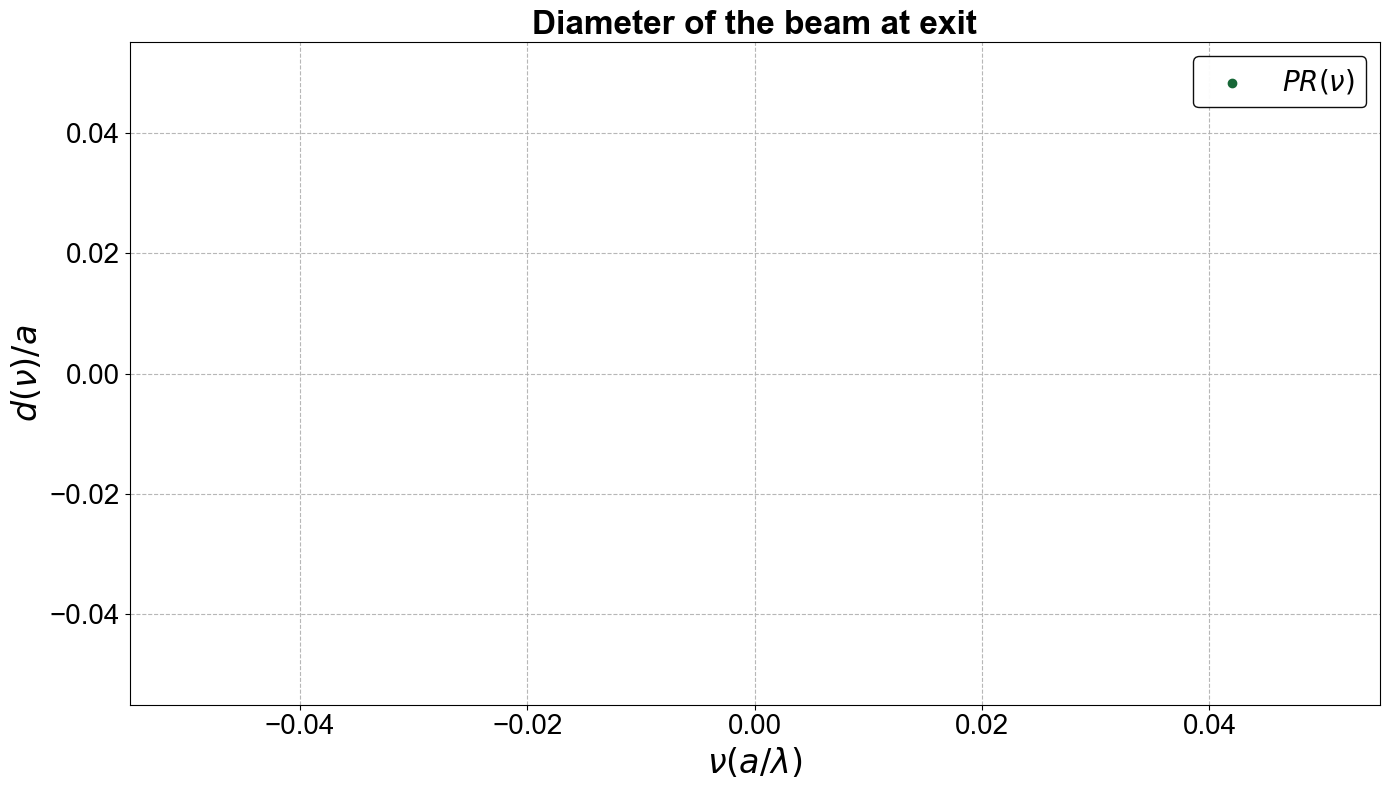
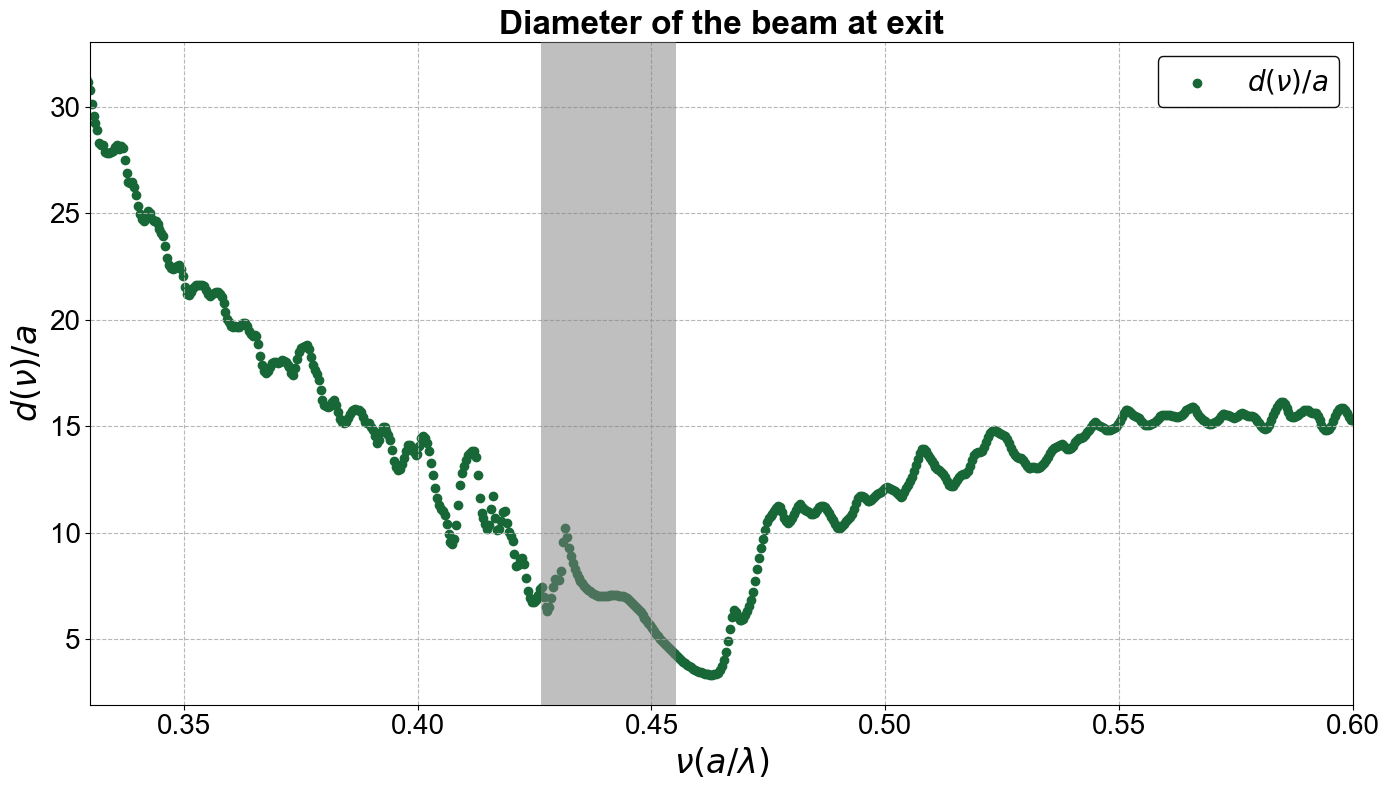
Code edit (unified diff) that turned the first committed figure into the second:
--- before
+++ after
@@ -4,10 +4,11 @@
 for k,key in enumerate(data.keys()):
     intensity_values = (np.abs(data[key]["Ex"])**2 + np.abs(data[key]["Ey"])**2 + np.abs(data[key]["Ez"])**2).squeeze()
-    # intensity_values[intensity_values/np.max(intensity_values)<=1e-12]=0
+    intensity_values = intensity_values/np.max(intensity_values,axis=(0,1))
+    intensity_values[intensity_values/np.max(intensity_values)<=1e-12]=0
 
     d = diameter(intensity_values,data[key]["x"],data[key]["y"])/a
     spread_smooth_nan_mask = ~np.isnan(d)
-    freq = a*data[key]["f"]/td.C_0
-    ax.scatter(freq,d/a,label=rf"$d(\nu)/a$")
+    freq = a*data[key]["f"]/(td.C_0)
+    ax.scatter(freq,d,label=rf"$d(\nu)/a$")
     
 
@@ -17,10 +18,9 @@
 ax.legend(loc='best', fontsize=20, framealpha=0.95, edgecolor='black')
 
-
-# ax.set_xlim(0,17.5)
-# ax.set_ylim(0,40)
+ax.set_xlim(0.33,0.6)
 # Improve tick label size
 ax.tick_params(axis='both', which='major', labelsize=20)
 ax.set_title(rf"Diameter of the beam at exit", fontsize=24, fontweight='bold')
+ax.axvspan(a/gaps_ff_22_n_2p90[0], a/gaps_ff_22_n_2p90[1], facecolor='gray', alpha=0.5, edgecolor='none', zorder=1000, clip_on=False)
 
 # Add subtle background

Commit: added FFT functions